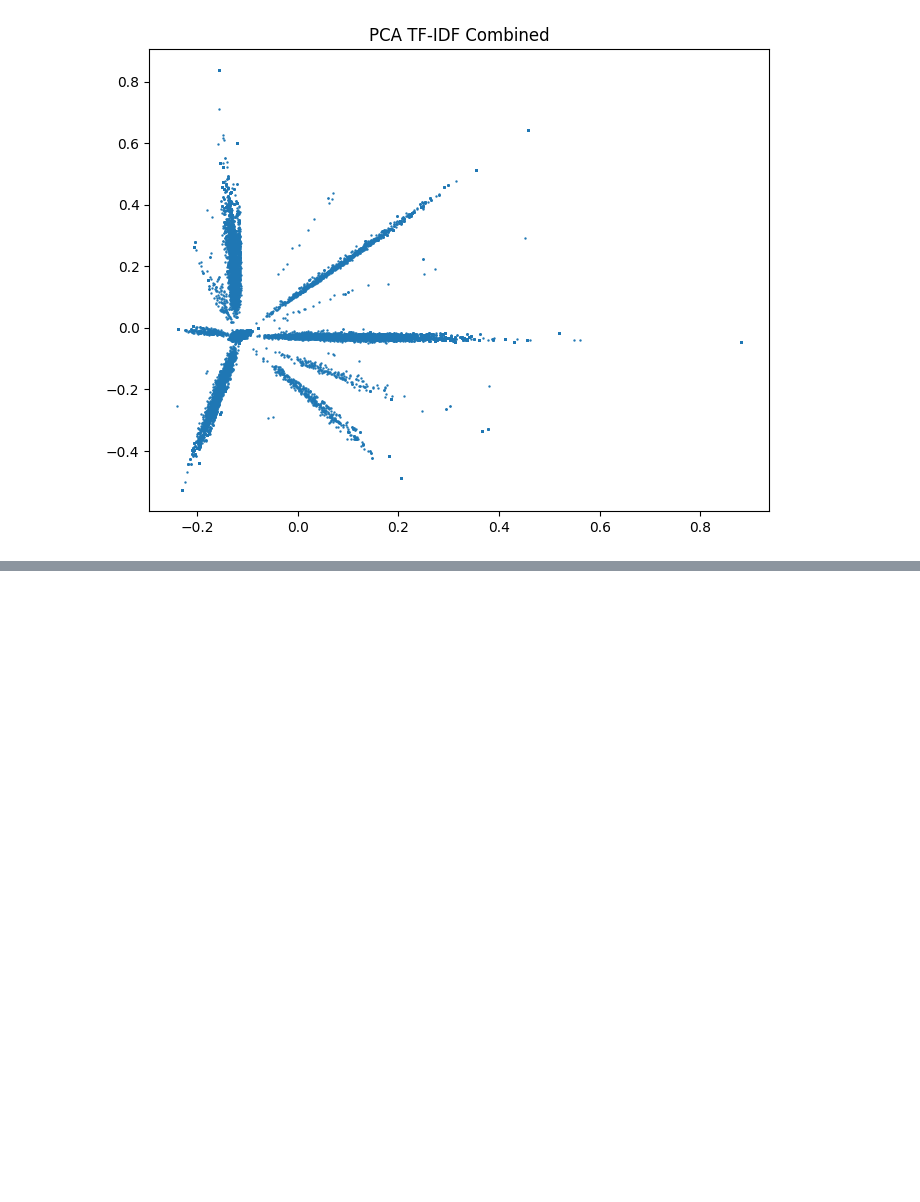
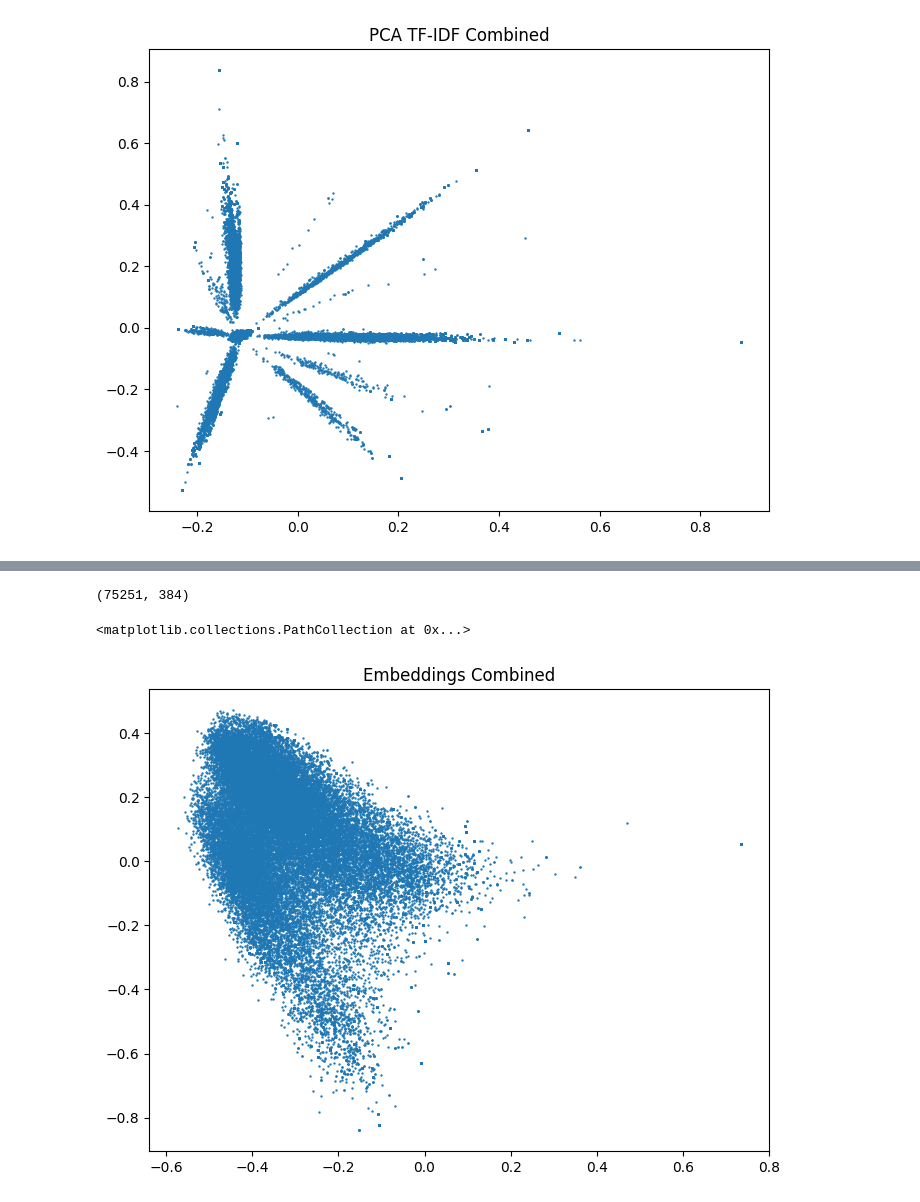
Before and after one commit to thomaselsinga/bachelor_thesis, a Jupyter notebook: notebook.ipynb, the cells around one changed output, grey strips where cells are left out. Drawn from its saved outputs; the diff is of its cells as text; code cells hidden in the pictures; blank space fills up the shorter version.

```diff
--- a/notebook.ipynb
+++ b/notebook.ipynb
@@ -180,3 +202,5 @@ plt.scatter(X_pca[:, 0], X_pca[:, 1], s=0.5)
 # %% [output]
 <matplotlib.collections.PathCollection at 0x...>
 [figure]
+# %%
+model = SentenceTransformer("sentence-transformers/all-MiniLM-L6-v2")
@@ -182,0 +216,16 @@ plt.scatter(X_pca[:, 0], X_pca[:, 1], s=0.5)
+# %%
+embeddings = model.encode(df_irregular["combined"].fillna("").tolist())
+# %%
+print(embeddings.shape)
+# %% [output]
+(75251, 384)
+# %%
+pca = PCA(n_components=2)
+embeddings_2d = pca.fit_transform(embeddings)
+# %%
+plt.figure(figsize=(8,6))
+plt.title("Embeddings Combined")
+plt.scatter(embeddings_2d[:,0], embeddings_2d[:,1], s=0.5)
+# %% [output]
+<matplotlib.collections.PathCollection at 0x...>
+[figure, added]
```
Also changed, not shown: parts of 7 cells of this notebook.
